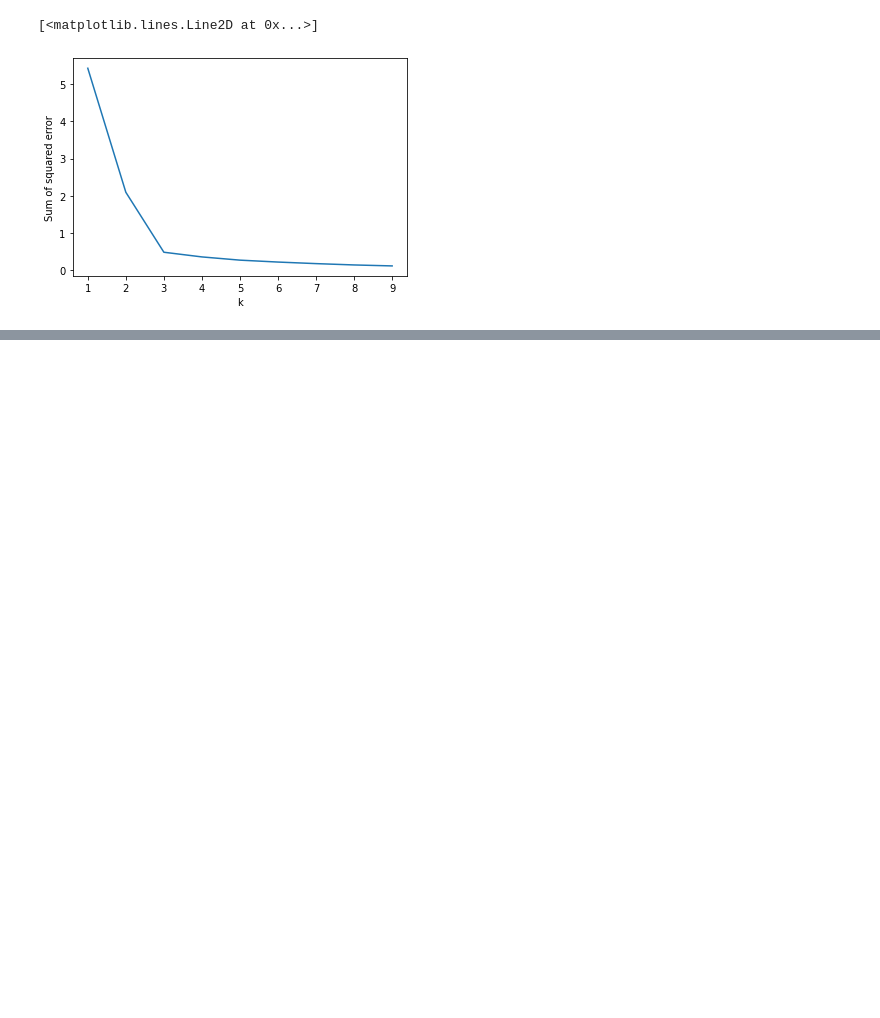
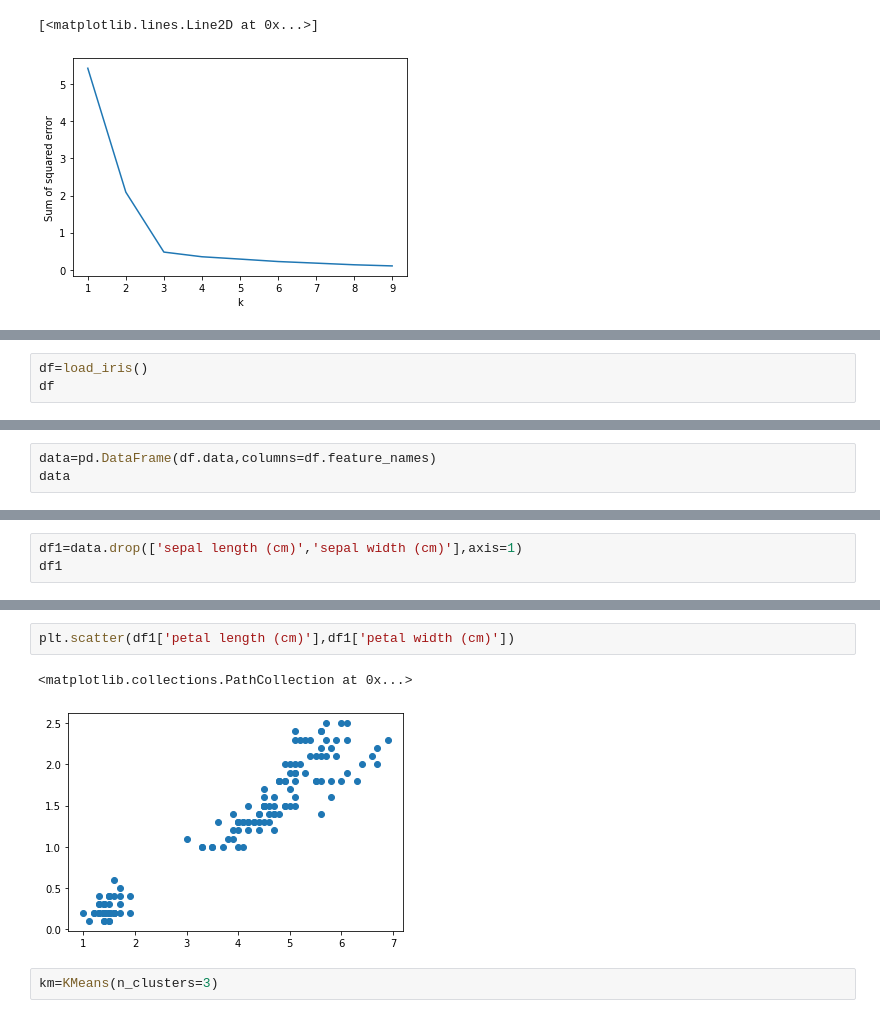
Before and after one commit to Abdullah-ICT-14/Machine-learning, a Jupyter notebook: Algorithms/K Means Clustering/K Means Clustering.ipynb, the cells around one changed output, grey strips where cells are left out. Saved outputs shown, nothing was run; the diff lists cells and outputs as text; blank space fills up the shorter version.

```diff
--- a/Algorithms/K Means Clustering/K Means Clustering.ipynb
+++ b/Algorithms/K Means Clustering/K Means Clustering.ipynb
@@ -179,0 +184,3 @@ plt.plot(k_range,sse)
+# %%
+df=load_iris()
+df
@@ -179,0 +222,3 @@ plt.plot(k_range,sse)
+# %%
+data=pd.DataFrame(df.data,columns=df.feature_names)
+data
@@ -179,0 +239,3 @@ plt.plot(k_range,sse)
+# %%
+df1=data.drop(['sepal length (cm)','sepal width (cm)'],axis=1)
+df1
@@ -179,0 +256,7 @@ plt.plot(k_range,sse)
+# %%
+plt.scatter(df1['petal length (cm)'],df1['petal width (cm)'])
+# %% [output]
+<matplotlib.collections.PathCollection at 0x...>
+[figure, added]
+# %%
+km=KMeans(n_clusters=3)
```
Also changed, not shown: parts of 21 cells of this notebook.
